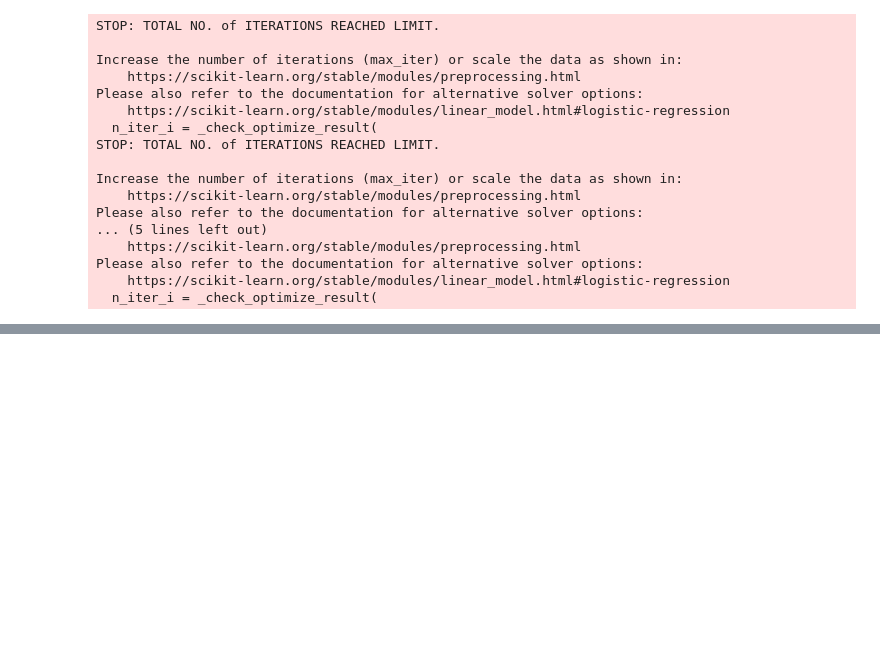
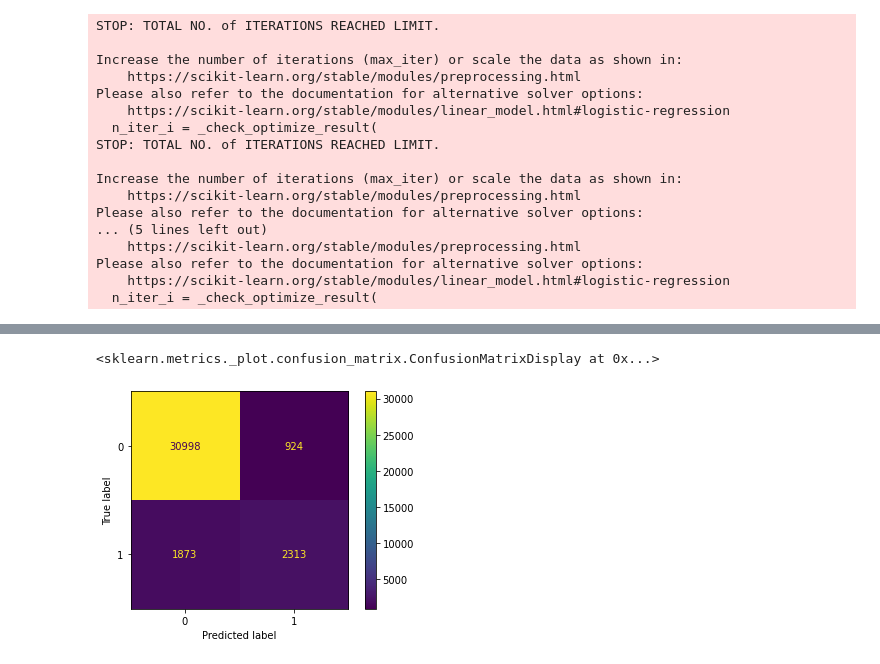
Before and after one commit to emilio-desousa/product_subscription, a Jupyter notebook: notebooks/test_models.ipynb, the cells around one changed output, grey strips where cells are left out. Saved outputs shown, nothing was run; the diff lists cells and outputs as text; code cells hidden in the pictures; blank space fills up the shorter version.

```diff
--- a/notebooks/test_models.ipynb
+++ b/notebooks/test_models.ipynb
@@ -150,0 +162,14 @@ ModuleNotFoundError: No module named 'xgboost'
+# %%
+from sklearn.model_selection import RandomizedSearchCV
+from scipy.stats import uniform, randint
+xgb_model = xgb.XGBClassifier(objective="binary:logistic")
+params = {
+    "colsample_bytree": uniform(0.7, 0.3),
+    "gamma": uniform(0, 0.5),
+    "learning_rate": uniform(0.03, 0.3),
+    "max_depth": randint(2, 6),
+    "n_estimators": randint(100, 150),
+    "subsample": uniform(0.6, 0.4)
+}
+search = RandomizedSearchCV(xgb_model, param_distributions=params, random_state=42, n_iter=150, cv=3, verbose=1, n_jobs=1, return_train_score=True)
+search.fit(X_train, y_train)
@@ -150,0 +226,4 @@ ModuleNotFoundError: No module named 'xgboost'
+# %%
+xgb_model = xgb.XGBClassifier(colsample_bytree= 0.930847879957581, gamma= 0.09352187427876169, learning_rate= 0.12710377092127312,
+max_depth= 4, n_estimators= 119, subsample= 0.803044151473782)
+xgb_model.fit(X_train, y_train)
@@ -150,0 +240,6 @@ ModuleNotFoundError: No module named 'xgboost'
+# %%
+y_pred = xgb_model.predict(X_train)
+plot_confusion_matrix(xgb_model,X_train, y_train)
+# %% [output]
+<sklearn.metrics._plot.confusion_matrix.ConfusionMatrixDisplay at 0x...>
+[figure, added]
```
Also changed, not shown: parts of 20 cells of this notebook, 6 other files.
